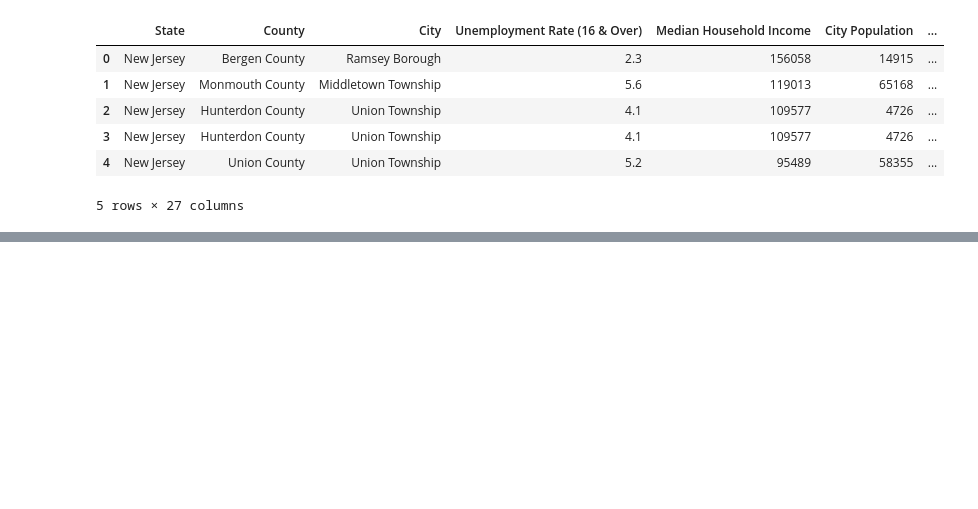
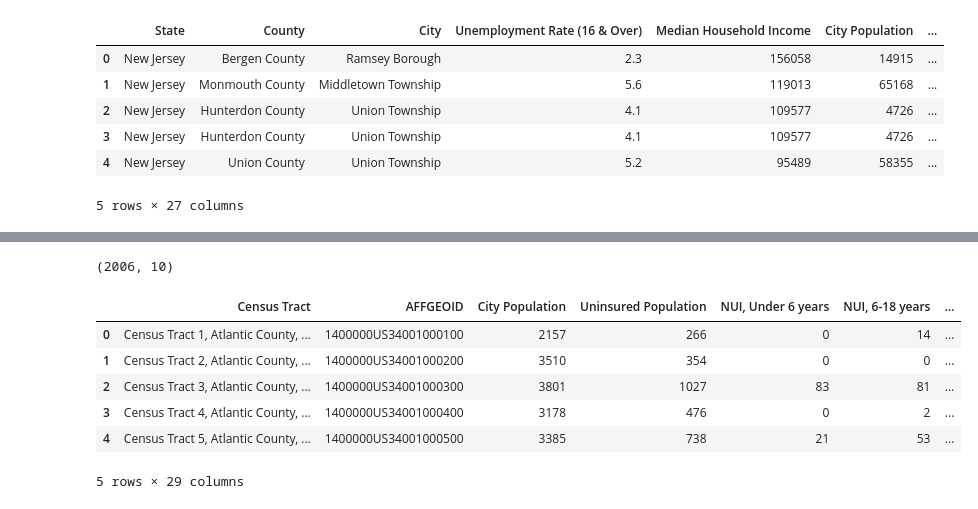
Before and after one commit to Myself1214/Pushing-P-Breakers, a Jupyter notebook: tobler_interpolation_test.ipynb, the cells around one changed output, grey strips where cells are left out. Cells and saved outputs as stored; diff of their text form; code cells hidden in the pictures; blank space fills up the shorter version.

```diff
--- a/tobler_interpolation_test.ipynb
+++ b/tobler_interpolation_test.ipynb
@@ -192,3 +190,68 @@ tract.head()
 | 2 | 34 | 023 | 006500 | 1400000US34023006500 | 34023006500 | 65 | CT | 5178980 | 530 | POLYGON ((-74.42388 40.44648, -74... |
 | 3 | 34 | 029 | 715902 | 1400000US34029715902 | 34029715902 | 7159.02 | CT | 3377179 | 201835 | POLYGON ((-74.19763 40.04472, -74... |
 | 4 | 34 | 029 | 721000 | 1400000US34029721000 | 34029721000 | 7210 | CT | 2260503 | 240040 | POLYGON ((-74.33147 40.02096, -74... |
+# %%
+tract.shape
+# %% [output]
+(2006, 10)
+# %%
+col_dict = {'NAME':'Census Tract',
+'GEO_ID':'AFFGEOID',
+'S2701_C01_001E': 'City Population',
+'S2701_C04_001E': 'Uninsured Population',
+'S2701_C04_002E': 'NUI, Under 6 years',
+'S2701_C04_003E': 'NUI, 6-18 years',
+'S2701_C04_004E': 'NUI, 19 to 25 years',
+'S2701_C04_005E': 'NUI, 26 to 34 years',
+'S2701_C04_006E': 'NUI, 35 to 44 years',
+'S2701_C04_007E': 'NUI, 45 to 54 years',
+'S2701_C04_008E': 'NUI, 55 to 64 years',
+'S2701_C04_013E': 'NUI, 65 years and older',
+'S2701_C04_014E': 'NUI, Men',
+'S2701_C04_015E': 'NUI, Women',
+'S2701_C04_016E': 'NUI, White',
+'S2701_C04_017E': 'NUI, African American',
+'S2701_C04_018E': 'NUI, American Indian & Alaska Native Population',
+'S2701_C04_019E': 'NUI, Asians',
+'S2701_C04_020E': 'NUI, Native Hawaiians & Pacific Islanders Population',
+'S2701_C04_021E': 'NUI, Other Races',
+}
+
+# Import Tract Healthcare information
+tract_h = pd.read_csv('NJ_Uninsured_by_Census_Tract.csv', low_memory=False)
+
+# Drop First Row
+tract_h.drop(0,inplace=True)
+
+# Rename columns
+tract_h = tract_h.rename(columns = col_dict)
+
+# Select Columns of interest
+tract_h = tract_h[['Census Tract','AFFGEOID','City Population','Uninsured Population','NUI, Under 6 years','NUI, 6-18 years', 'NUI, 19 to 25 years',
+'NUI, 26 to 34 years', 'NUI, 35 to 44 years','NUI, 45 to 54 years','NUI, 55 to 64 years','NUI, 65 years and older',
+'NUI, Men', 'NUI, Women','NUI, White','NUI, African American', 'NUI, American Indian & Alaska Native Population',
+'NUI, Asians', 'NUI, Native Hawaiians & Pacific Islanders Population']]
+
+# Merge based on AFFGEOID column
+tract_info = tract_h.merge(tract,how='inner',on='AFFGEOID')
+
+# Convert to Geodataframe
+tract_info = gpd.GeoDataFrame(tract_info, geometry=tract_info['geometry'])
+
+# Convert columns to appropriate Datatypes
+tract_info[['City Population', 'Uninsured Population', 'NUI, Under 6 years', 'NUI, 6-18 years', 'NUI, 19 to 25 years','NUI, 26 to 34 years', 'NUI, 35 to 44 years', 'NUI, 45 to 54 years',
+'NUI, 55 to 64 years', 'NUI, 65 years and older', 'NUI, Men', 'NUI, Women','NUI, White','NUI, African American','NUI, American Indian & Alaska Native Population','NUI, Asians',
+'NUI, Native Hawaiians & Pacific Islanders Population']] = tract_info[['City Population', 'Uninsured Population', 'NUI, Under 6 years', 'NUI, 6-18 years', 'NUI, 19 to 25 years','NUI, 26 to 34 years', 'NUI, 35 to 44 years', 'NUI, 45 to 54 years',
+'NUI, 55 to 64 years', 'NUI, 65 years and older', 'NUI, Men', 'NUI, Women','NUI, White','NUI, African American','NUI, American Indian & Alaska Native Population','NUI, Asians',
+'NUI, Native Hawaiians & Pacific Islanders Population']].astype(int)
+
+tract_info['% Uninsured'] = tract_info['Uninsured Population']/tract_info['City Population']*100
+tract_info.head()
+# %% [output]
+|  | Census Tract | AFFGEOID | City Population | Uninsured Population | NUI, Under 6 years | NUI, 6-18 years | ... |
+| 0 | Census Tract 1, Atlantic County, ... | 1400000US34001000100 | 2157 | 266 | 0 | 14 | ... |
+| 1 | Census Tract 2, Atlantic County, ... | 1400000US34001000200 | 3510 | 354 | 0 | 0 | ... |
+| 2 | Census Tract 3, Atlantic County, ... | 1400000US34001000300 | 3801 | 1027 | 83 | 81 | ... |
+| 3 | Census Tract 4, Atlantic County, ... | 1400000US34001000400 | 3178 | 476 | 0 | 2 | ... |
+| 4 | Census Tract 5, Atlantic County, ... | 1400000US34001000500 | 3385 | 738 | 21 | 53 | ... |
+5 rows × 29 columns
```
Also changed, not shown: parts of 13 cells of this notebook, 1 other file.
